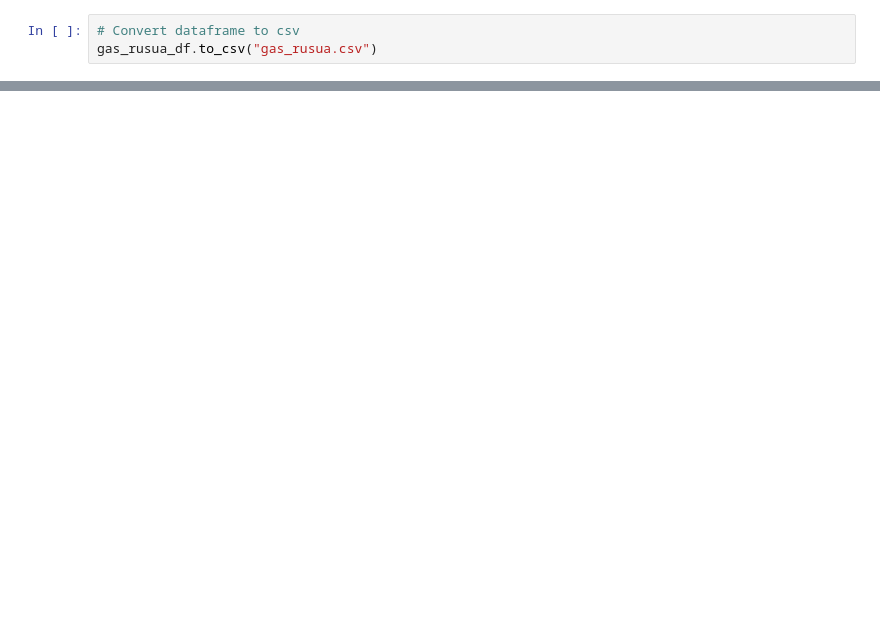
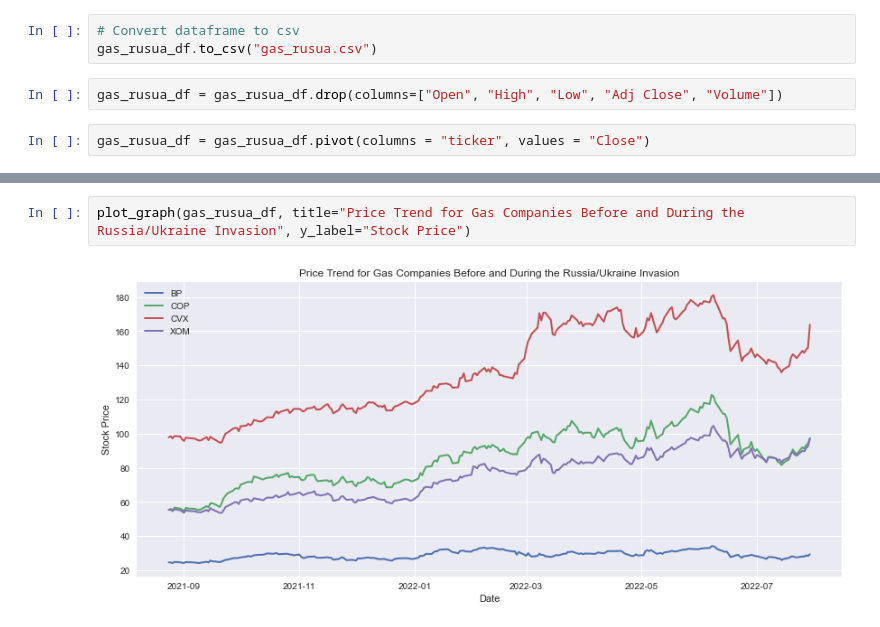
Before and after one commit to lrb924/Collateral_Damage, a Jupyter notebook: lara.ipynb, the cells around one changed output, grey strips where cells are left out. Cells and saved outputs as stored; diff of their text form; blank space fills up the shorter version.

```diff
--- a/lara.ipynb
+++ b/lara.ipynb
@@ -80,3 +126,7 @@ gas_rusua_df
 # %%
 # Convert dataframe to csv
 gas_rusua_df.to_csv("gas_rusua.csv")
+# %%
+gas_rusua_df = gas_rusua_df.drop(columns=["Open", "High", "Low", "Adj Close", "Volume"])
+# %%
+gas_rusua_df = gas_rusua_df.pivot(columns = "ticker", values = "Close")
@@ -82,0 +150,4 @@ gas_rusua_df.to_csv("gas_rusua.csv")
+# %%
+plot_graph(gas_rusua_df, title="Price Trend for Gas Companies Before and During the Russia/Ukraine Invasion", y_label="Stock Price")
+# %% [output]
+[figure, added]
```
Also changed, not shown: parts of 10 cells of this notebook, 1 other file.
